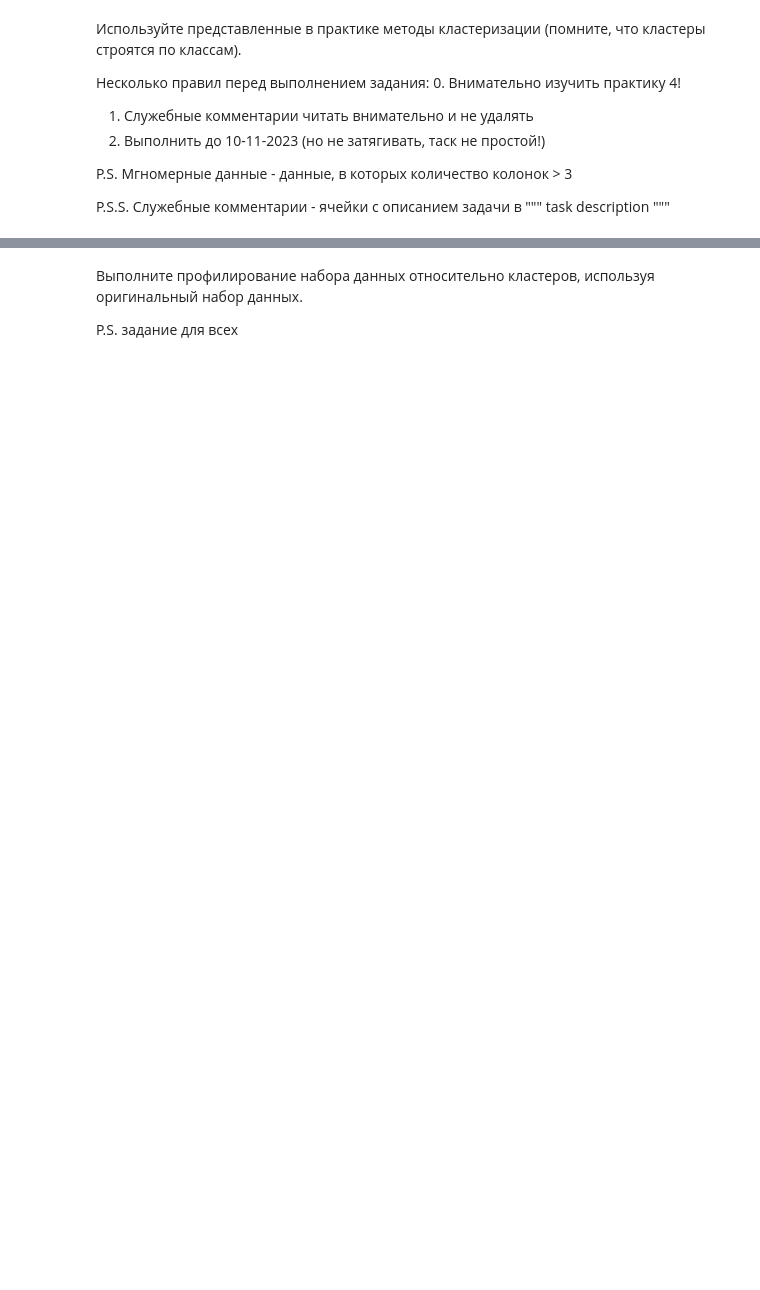
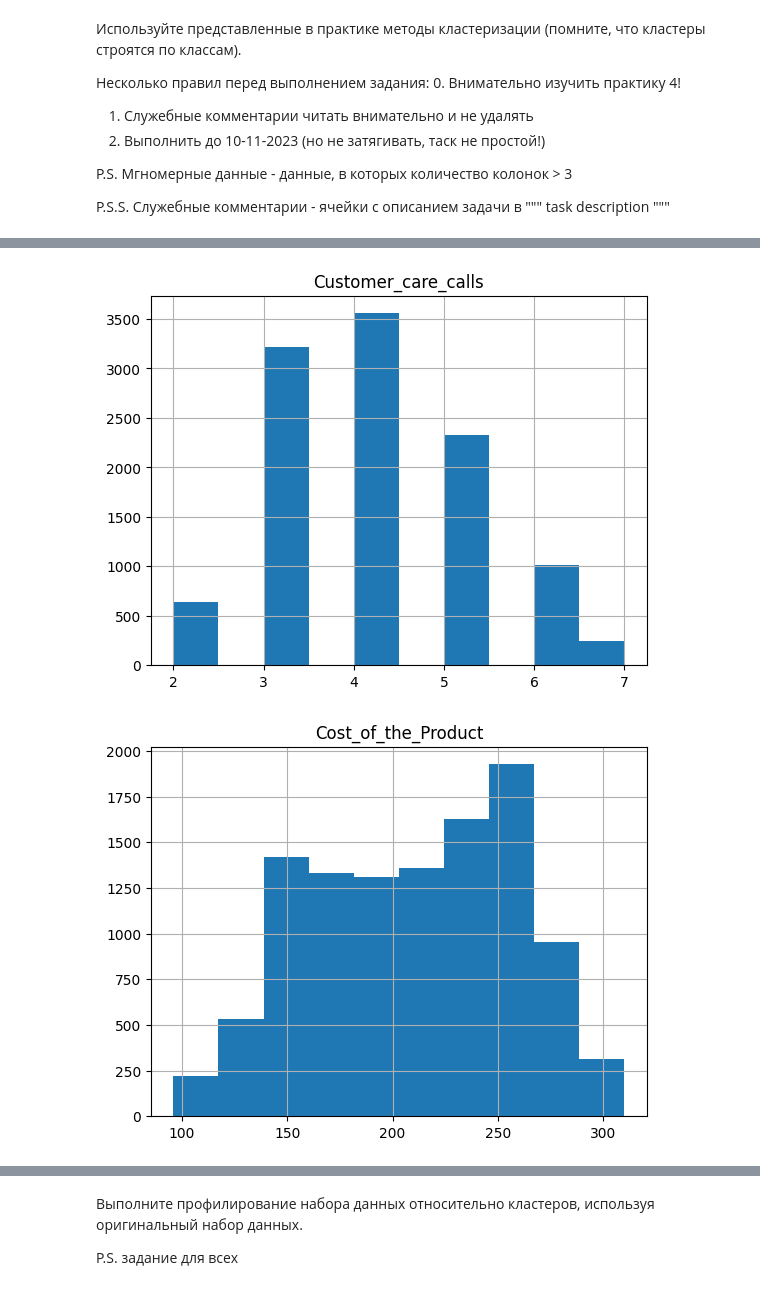
Before and after one commit to kaimakov-rk/kokoko, a Jupyter notebook: Copy_of_Задание_4.ipynb, the cells around one changed output, grey strips where cells are left out. Cells and saved outputs as stored; diff of their text form; code cells hidden in the pictures; blank space fills up the shorter version.

```diff
--- a/Copy_of_Задание_4.ipynb
+++ b/Copy_of_Задание_4.ipynb
@@ -8,0 +7,5 @@ df = # чтение файла
+# %%
+import pandas as pd
+
+df = pd.read_csv('/content/Train.csv')
+df
@@ -32,0 +48,5 @@ P.S.S. Служебные комментарии - ячейки с описан
+# %%
+# Оставляем только нужные колонки.
+
+df = df.drop('ID', axis=1)
+df
@@ -32,0 +67,11 @@ P.S.S. Служебные комментарии - ячейки с описан
+# %%
+# Ищем выбросы и удаляем пропуски.
+
+df.hist(column='Customer_care_calls');
+df.hist(column='Cost_of_the_Product');
+df.hist(column='Prior_purchases');
+df.hist(column='Discount_offered');
+df.hist(column='Weight_in_gms');
+# %% [output]
+[figure, added]
+[figure, added]
```
Also changed, not shown: parts of 6 cells of this notebook.
